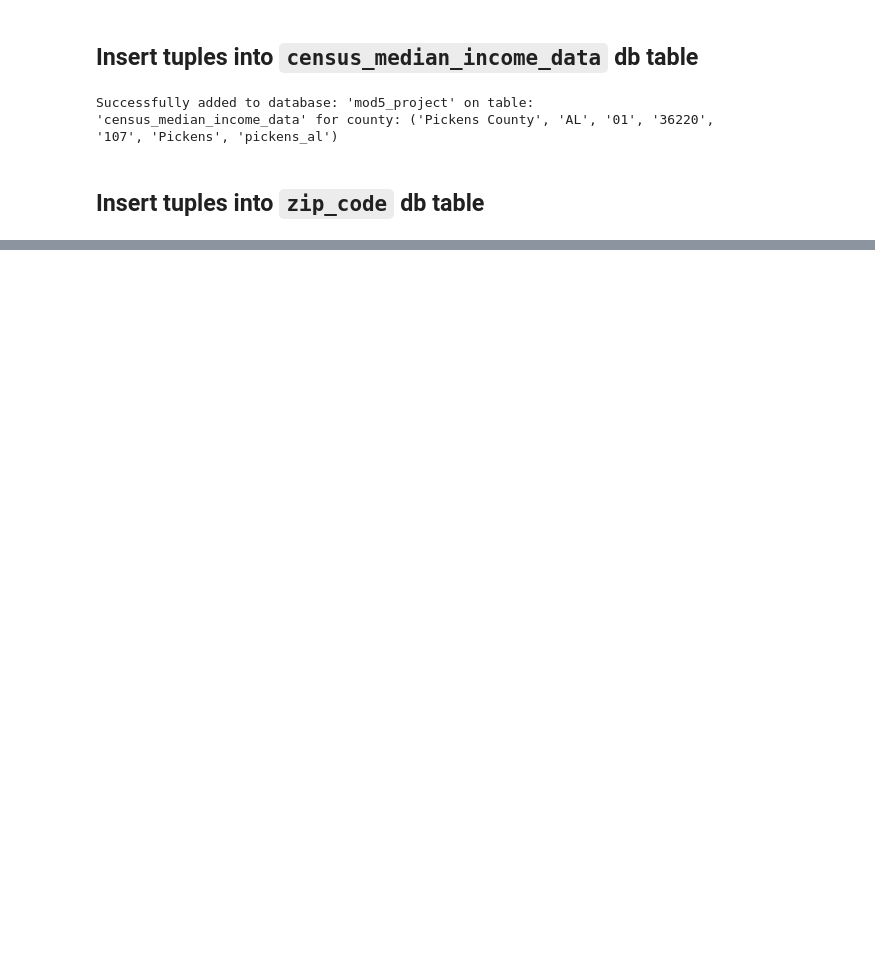
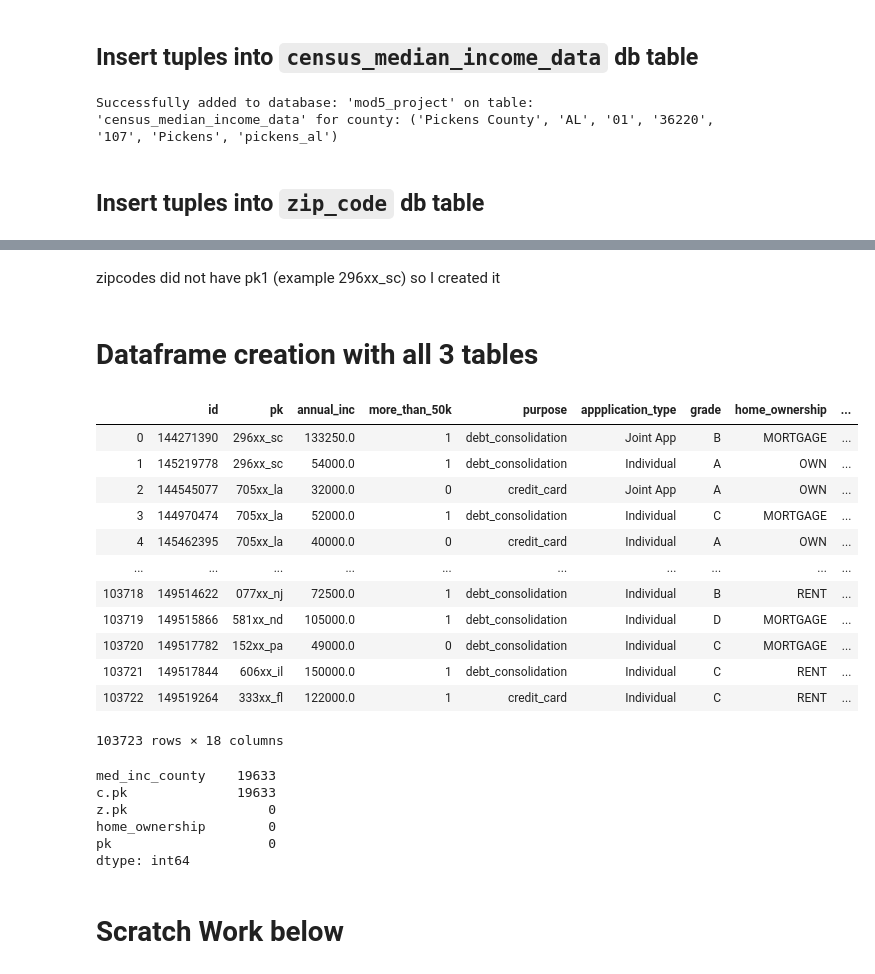
Before and after one commit to KennyMiyasato/income_predictor, a Jupyter notebook: database_insert.ipynb, the cells around one changed output, grey strips where cells are left out. Saved outputs shown, nothing was run; the diff lists cells and outputs as text; code cells hidden in the pictures; blank space fills up the shorter version.

```diff
--- a/database_insert.ipynb
+++ b/database_insert.ipynb
@@ -10,6 +10,9 @@ from bs4 import BeautifulSoup
 import time
 import re
 import requests
+# %%
+pd.set_option('display.max_columns', 100)
+pd.set_option('display.max_rows', 100)
 # %% [markdown]
 ## Extracting Dataset from CSV file and creating a Pandas DF
 # %%
@@ -407,0 +371,53 @@ Successfully added to database: 'mod5_project' on table: 'zip_codes' for zipcode
+# %% [markdown]
+zipcodes did not have pk1 (example 296xx_sc) so I created it
+# %% [markdown]
+# Dataframe creation with all 3 tables
+# %%
+# Dataframe creation with all 3 tables
+execute_statement = """
+                    SELECT d.id, d.pk, d.annual_inc, d.more_than_50k,
+                           d.purpose, d.application_type, d.grade, d.home_ownership,
+                           d.addr_state, d.zip_code, d.loan_amnt, d.emp_length,
+                           d.tot_hi_cred_lim, d.fico_range_low, d.dti,
+                           c.med_inc, c.pk, d.pk
+                    FROM mod5_project.dataset_lendingclub AS d
+                    LEFT JOIN mod5_project.zip_codes AS z
+                    ON d.pk = z.pk1
+                    LEFT JOIN mod5_project.census_median_income_data AS c
+                    ON c.pk = z.pk
+                    GROUP BY d.id
+                    ;
+                    """
+cursor.execute(execute_statement)
+df = cursor.fetchall()
+column = ['id', 'pk', 'annual_inc', 'more_than_50k',
+          'purpose', 'appplication_type', 'grade', 'home_ownership',
+          'addr_state', 'zip_code', 'loan_amnt', 'emp_length',
+          'tot_hi_cred_lim', 'fico_range_low', 'dti',
+          'med_inc_county', 'c.pk', 'z.pk'
+         ]
+df = pd.DataFrame(df, columns = column)
+df
+# %% [output]
+|  | id | pk | annual_inc | more_than_50k | purpose | appplication_type | grade | home_ownership | ... |
+| 0 | 144271390 | 296xx_sc | 133250.0 | 1 | debt_consolidation | Joint App | B | MORTGAGE | ... |
+| 1 | 145219778 | 296xx_sc | 54000.0 | 1 | debt_consolidation | Individual | A | OWN | ... |
+| 2 | 144545077 | 705xx_la | 32000.0 | 0 | credit_card | Joint App | A | OWN | ... |
+| 3 | 144970474 | 705xx_la | 52000.0 | 1 | debt_consolidation | Individual | C | MORTGAGE | ... |
+| 4 | 145462395 | 705xx_la | 40000.0 | 0 | credit_card | Individual | A | OWN | ... |
+| ... | ... | ... | ... | ... | ... | ... | ... | ... | ... |
+| 103718 | 149514622 | 077xx_nj | 72500.0 | 1 | debt_consolidation | Individual | B | RENT | ... |
+| 103719 | 149515866 | 581xx_nd | 105000.0 | 1 | debt_consolidation | Individual | D | MORTGAGE | ... |
+| 103720 | 149517782 | 152xx_pa | 49000.0 | 0 | debt_consolidation | Individual | C | MORTGAGE | ... |
+| 103721 | 149517844 | 606xx_il | 150000.0 | 1 | debt_consolidation | Individual | C | RENT | ... |
+| 103722 | 149519264 | 333xx_fl | 122000.0 | 1 | credit_card | Individual | C | RENT | ... |
+103723 rows × 18 columns
+# %%
+df.isnull().sum().sort_values(ascending=False).head()
+# %% [output]
+med_inc_county    19633
+c.pk              19633
+z.pk                  0
+home_ownership        0
+pk                    0
+dtype: int64
@@ -407,0 +426,2 @@ Successfully added to database: 'mod5_project' on table: 'zip_codes' for zipcode
+# %% [markdown]
+# Scratch Work below
```
Also changed, not shown: parts of 13 cells of this notebook, 3 other files.
